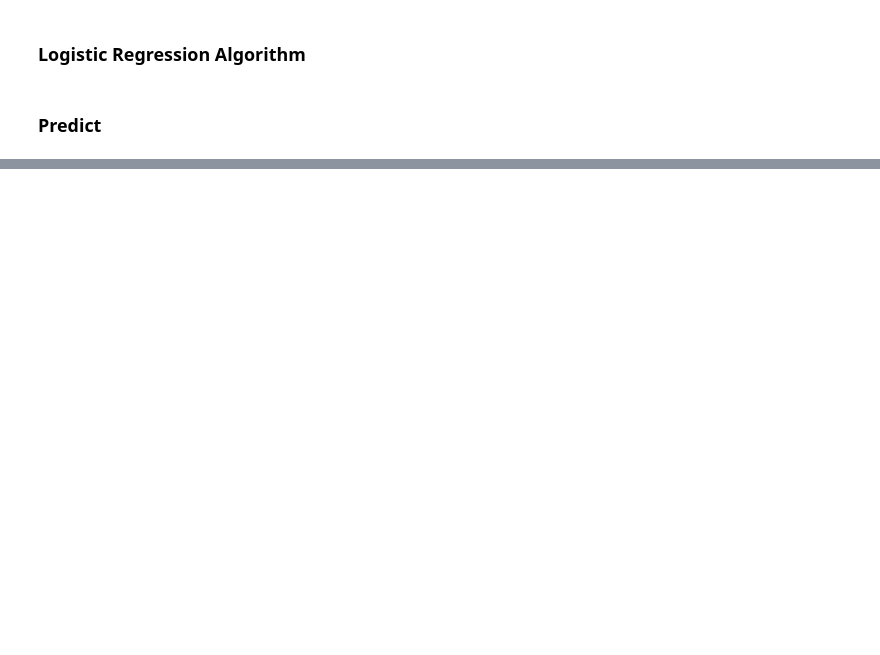
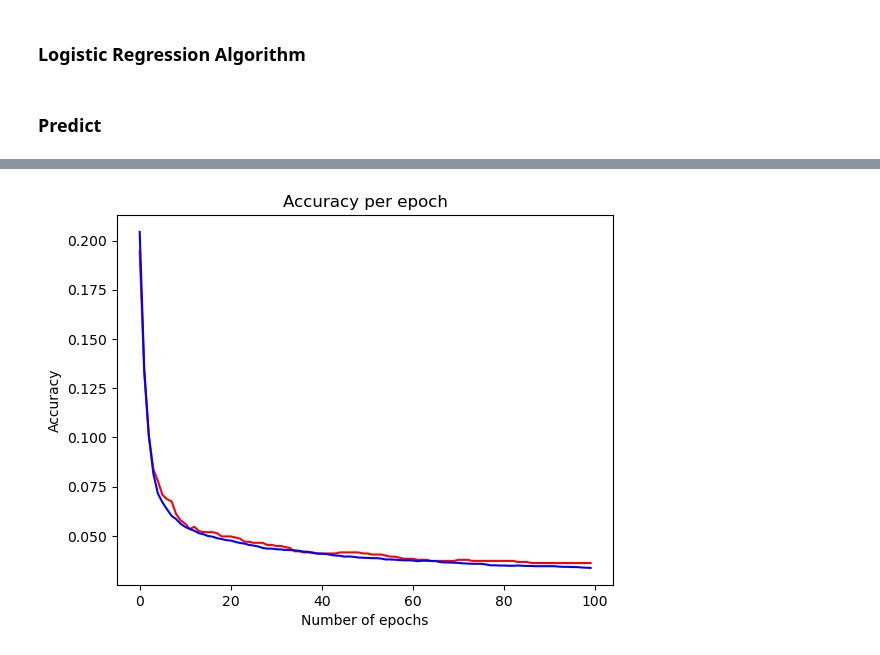
Before and after one commit to thanoskrs/MNIST-digit-classification, a Jupyter notebook: DigitClassification.ipynb, the cells around one changed output, grey strips where cells are left out. Cells and saved outputs as stored; diff of their text form; code cells hidden in the pictures; blank space fills up the shorter version.

```diff
--- a/DigitClassification.ipynb
+++ b/DigitClassification.ipynb
@@ -198,0 +201,9 @@ print(accuracy)
+# %%
+plt.plot(np.arange(test_acc.shape[0]), 1-test_acc, c ='r')
+plt.plot(np.arange(train_acc.shape[0]),1- train_acc, c ='b')
+plt.title("Accuracy per epoch")
+plt.xlabel("Number of epochs")
+plt.ylabel("Accuracy")
+plt.show()
+# %% [output]
+[figure, added]
```
Also changed, not shown: parts of 23 cells of this notebook.
